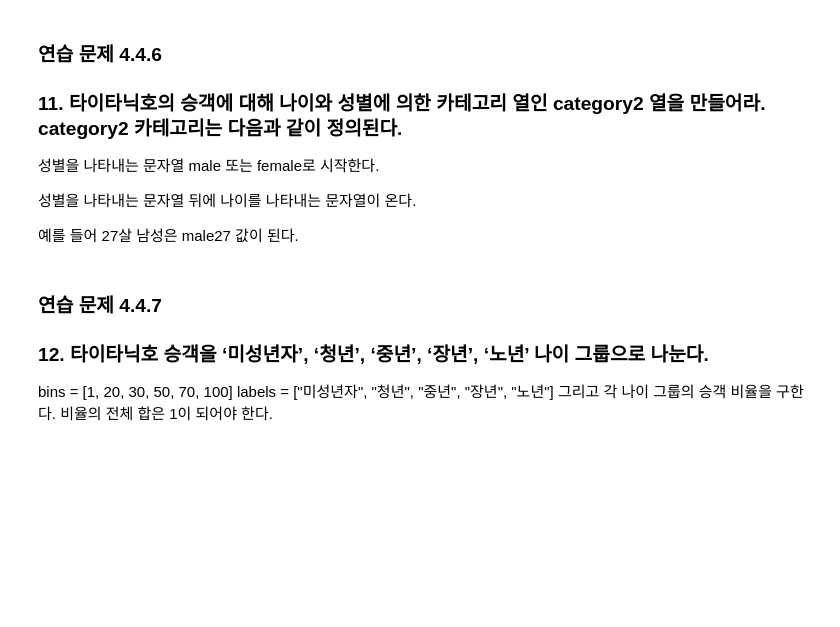
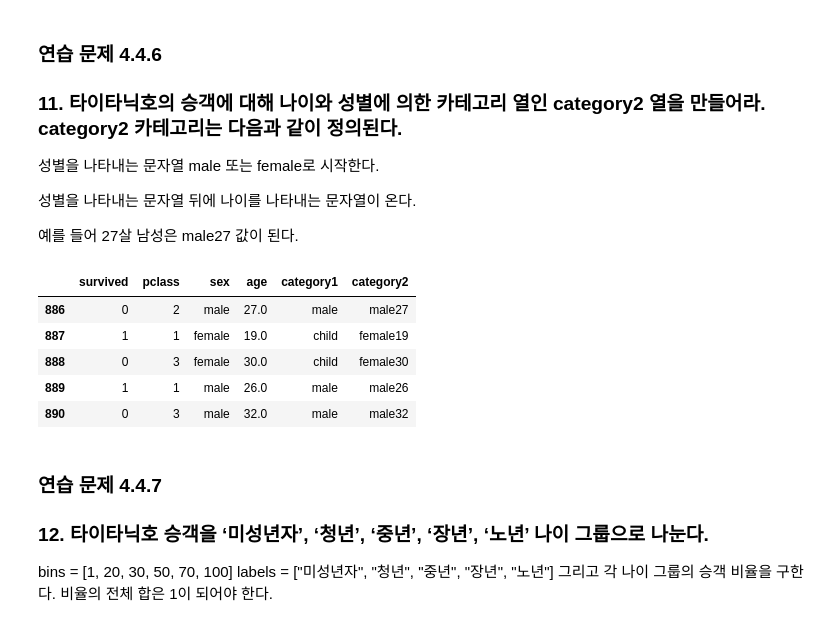
Before and after one commit to youngin0221/Data-Analysis-2021-2, a Jupyter notebook: 02.Pandas/0601_과제.ipynb, the cells around one changed output. Saved outputs shown, nothing was run; the diff lists cells and outputs as text; code cells hidden in the pictures; blank space fills up the shorter version.

```diff
--- a/02.Pandas/0601_과제.ipynb
+++ b/02.Pandas/0601_과제.ipynb
@@ -290,3 +381,7 @@ titanic.head()
 # %% [markdown]
 ### 연습 문제 4.4.5
 ### 10. 타이타닉호의 승객 중 나이를 명시하지 않은 고객은 나이를 명시한 고객의 평균 나이 값이 되도록 titanic 데이터프레임을 고쳐라.
+# %%
+# = titanic['age'] = titanic.age.fillna(np.round(titanic.age.mean()))
+titanic.age.fillna(np.round(titanic.age.mean()), inplace = True)
+titanic.tail()
@@ -299,6 +401,16 @@ titanic.head()
 성별을 나타내는 문자열 뒤에 나이를 나타내는 문자열이 온다.
 
 예를 들어 27살 남성은 male27 값이 된다.
+# %%
+titanic['category2'] = titanic.sex + titanic.age.astype(int).astype(str)
+titanic.tail()
+# %% [output]
+|  | survived | pclass | sex | age | category1 | category2 |
+| 886 | 0 | 2 | male | 27.0 | male | male27 |
+| 887 | 1 | 1 | female | 19.0 | child | female19 |
+| 888 | 0 | 3 | female | 30.0 | child | female30 |
+| 889 | 1 | 1 | male | 26.0 | male | male26 |
+| 890 | 0 | 3 | male | 32.0 | male | male32 |
 # %% [markdown]
 ### 연습 문제 4.4.7
 ### 12. 타이타닉호 승객을 ‘미성년자’, ‘청년’, ‘중년’, ‘장년’, ‘노년’ 나이 그룹으로 나눈다.
```
Also changed, not shown: parts of 30 cells of this notebook, 2 other files.
